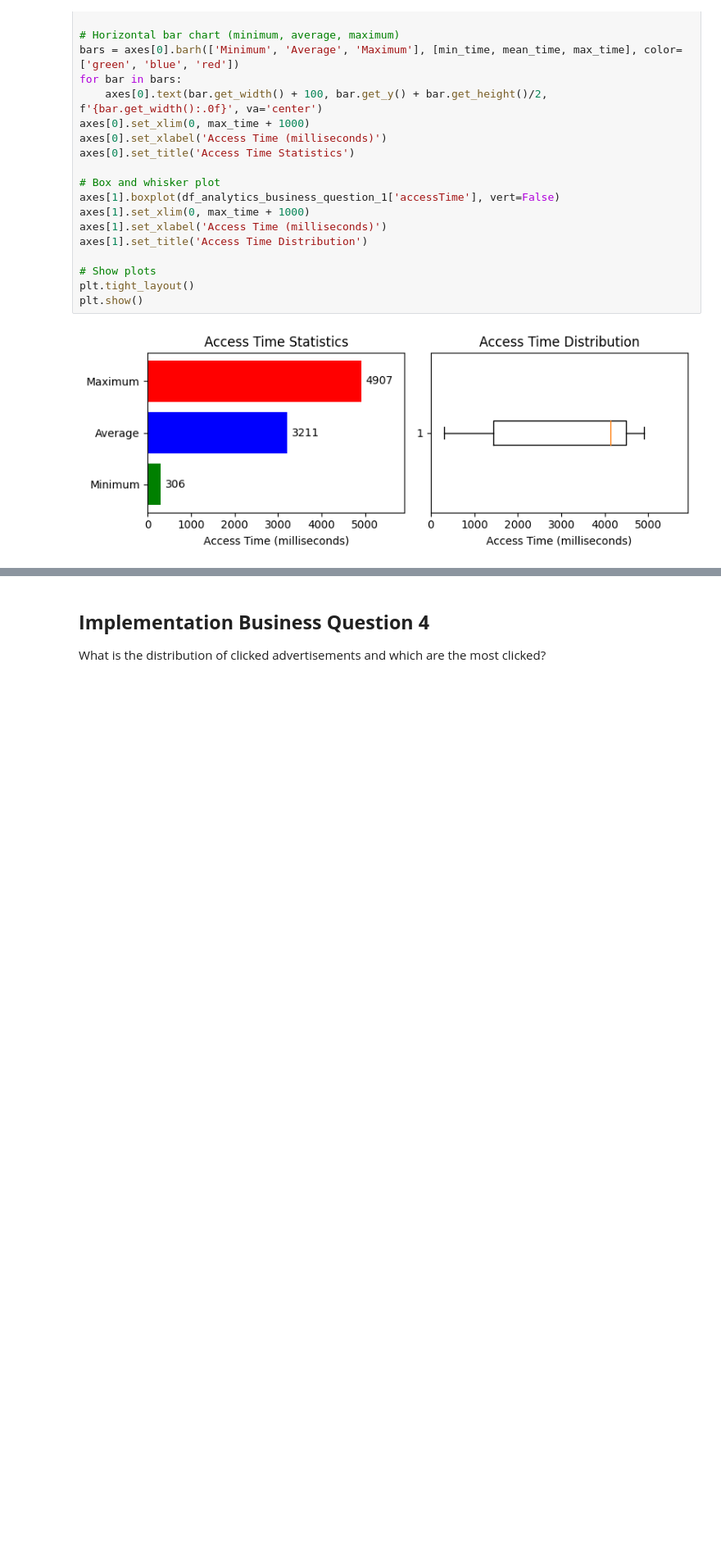
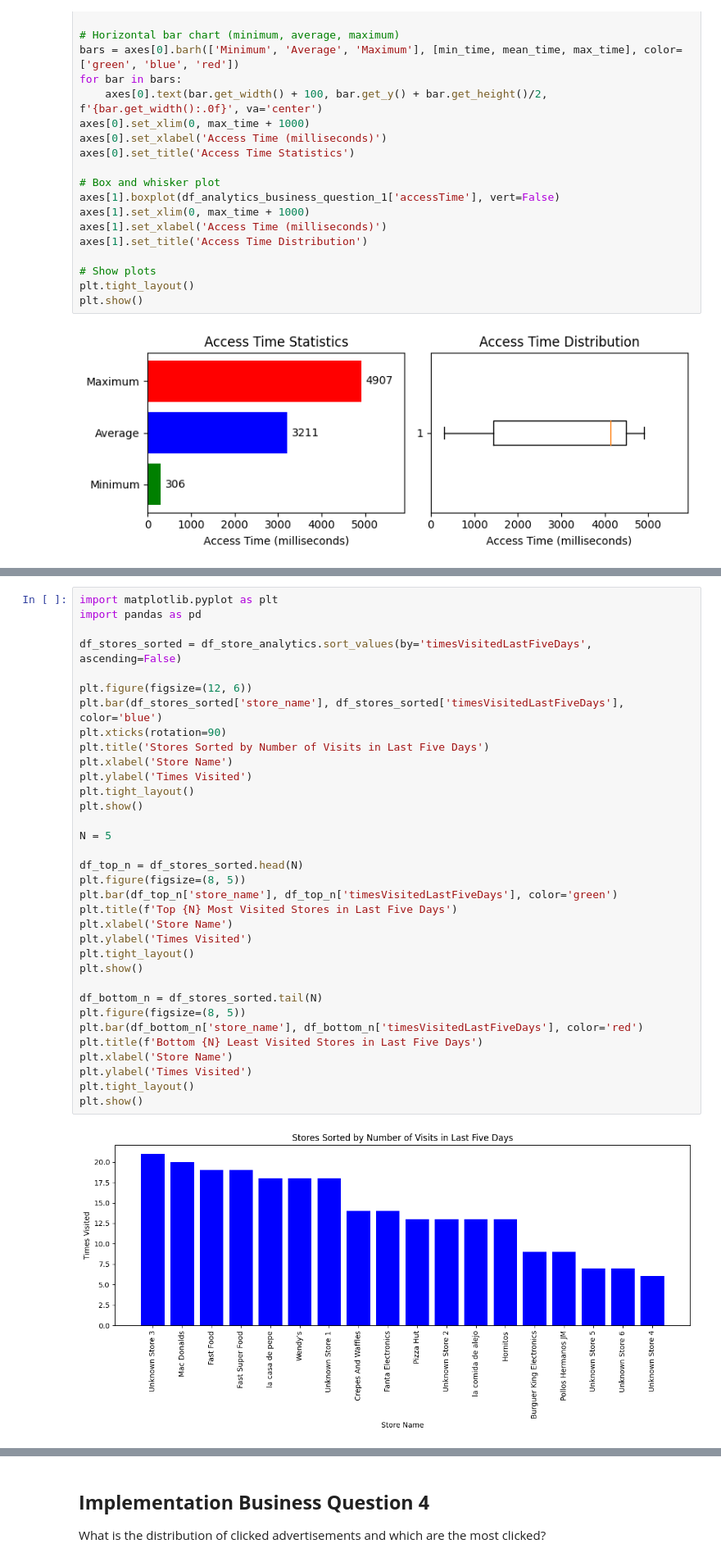
Before and after one commit to MobileDev-SEC02-G21/Senecard_Analytics, a Jupyter notebook: Analytics_Senecard/Analytics_Senecard/Analytics_Senecard.ipynb, the cells around one changed output, grey strips where cells are left out. Shown at 82% size. Drawn from its saved outputs; the diff is of its cells as text; blank space fills up the shorter version.

```diff
--- a/Analytics_Senecard/Analytics_Senecard/Analytics_Senecard.ipynb
+++ b/Analytics_Senecard/Analytics_Senecard/Analytics_Senecard.ipynb
@@ -79,0 +140,36 @@ plt.show()
+# %%
+import matplotlib.pyplot as plt
+import pandas as pd
+
+df_stores_sorted = df_store_analytics.sort_values(by='timesVisitedLastFiveDays', ascending=False)
+
+plt.figure(figsize=(12, 6))
+plt.bar(df_stores_sorted['store_name'], df_stores_sorted['timesVisitedLastFiveDays'], color='blue')
+plt.xticks(rotation=90)
+plt.title('Stores Sorted by Number of Visits in Last Five Days')
+plt.xlabel('Store Name')
+plt.ylabel('Times Visited')
+plt.tight_layout()
+plt.show()
+
+N = 5
+
+df_top_n = df_stores_sorted.head(N)
+plt.figure(figsize=(8, 5))
+plt.bar(df_top_n['store_name'], df_top_n['timesVisitedLastFiveDays'], color='green')
+plt.title(f'Top {N} Most Visited Stores in Last Five Days')
+plt.xlabel('Store Name')
+plt.ylabel('Times Visited')
+plt.tight_layout()
+plt.show()
+
+df_bottom_n = df_stores_sorted.tail(N)
+plt.figure(figsize=(8, 5))
+plt.bar(df_bottom_n['store_name'], df_bottom_n['timesVisitedLastFiveDays'], color='red')
+plt.title(f'Bottom {N} Least Visited Stores in Last Five Days')
+plt.xlabel('Store Name')
+plt.ylabel('Times Visited')
+plt.tight_layout()
+plt.show()
+# %% [output]
+[figure, added]
```
Also changed, not shown: parts of 4 cells of this notebook.
